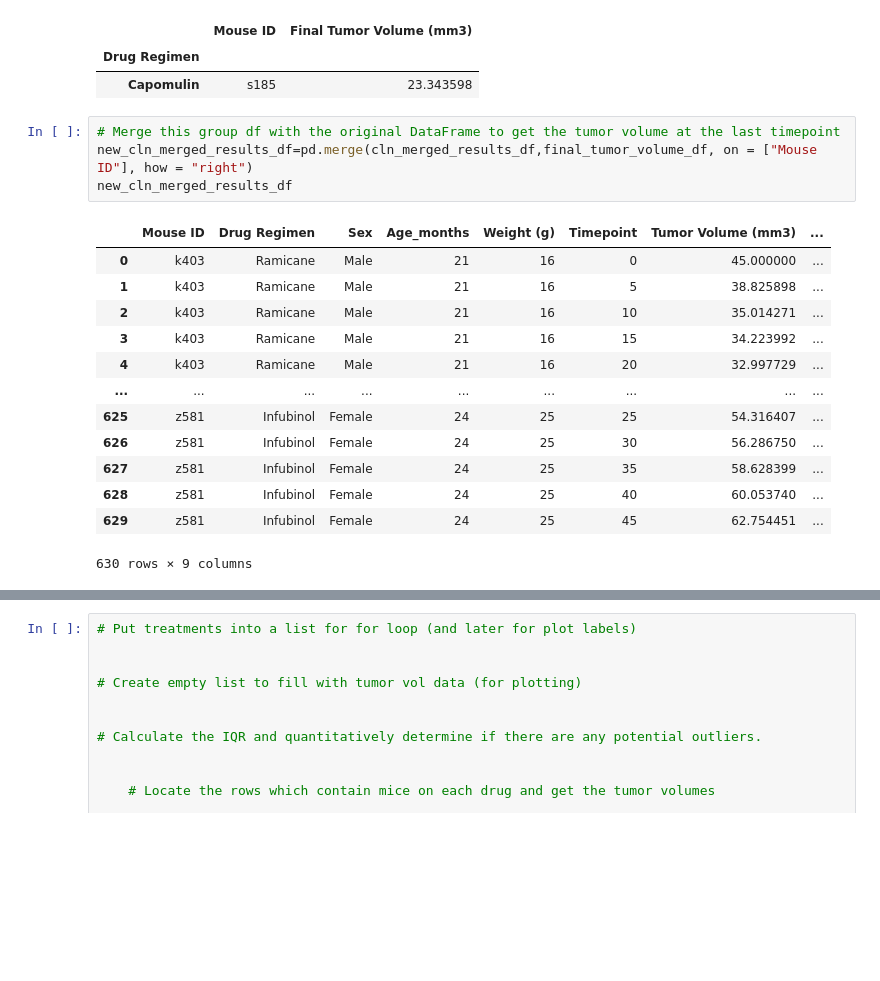
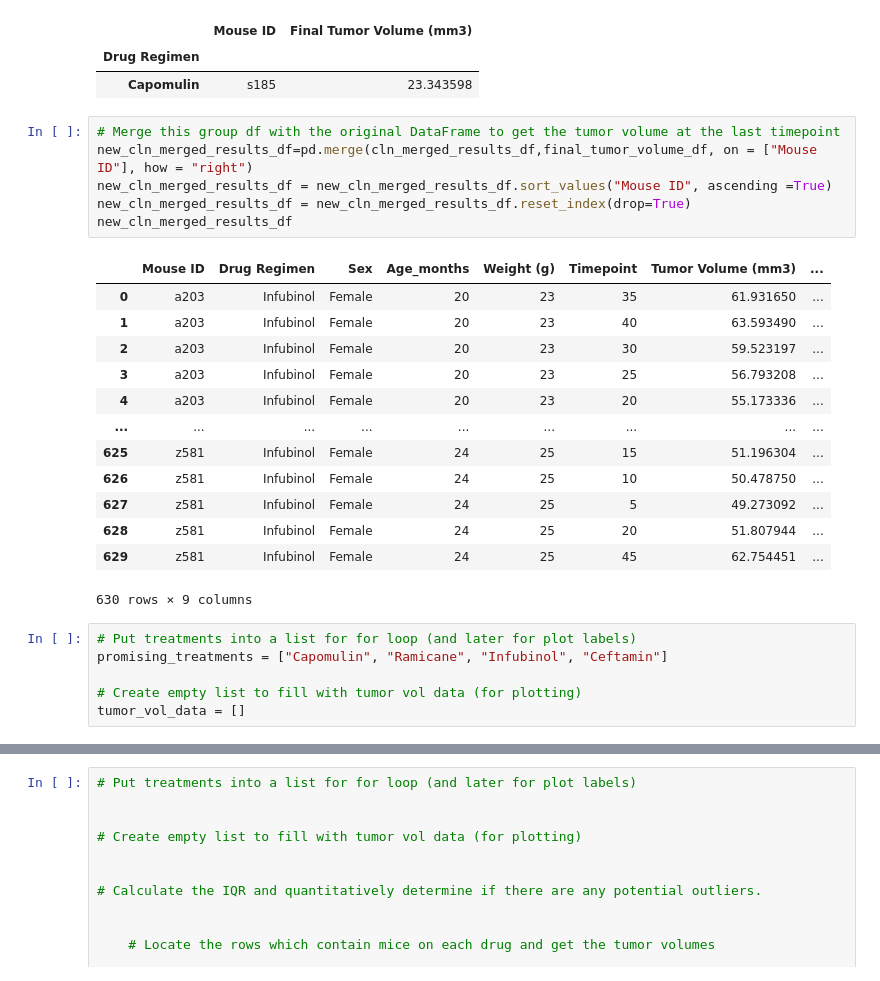
Before and after one commit to cwolf1424/Matplotlib_Challenge, a Jupyter notebook: Starter_Code/Pymaceuticals/pymaceuticals_starter.ipynb, the cells around one changed output, grey strips where cells are left out. Saved outputs shown, nothing was run; the diff lists cells and outputs as text; blank space fills up the shorter version.

Commit message:
Variables for quartiles for loop

```diff
--- a/Starter_Code/Pymaceuticals/pymaceuticals_starter.ipynb
+++ b/Starter_Code/Pymaceuticals/pymaceuticals_starter.ipynb
@@ -269,18 +269,26 @@ final_tumor_volume_df.head(1)
 # %%
 # Merge this group df with the original DataFrame to get the tumor volume at the last timepoint
 new_cln_merged_results_df=pd.merge(cln_merged_results_df,final_tumor_volume_df, on = ["Mouse ID"], how = "right")
+new_cln_merged_results_df = new_cln_merged_results_df.sort_values("Mouse ID", ascending =True)
+new_cln_merged_results_df = new_cln_merged_results_df.reset_index(drop=True)
 new_cln_merged_results_df
 # %% [output]
 |  | Mouse ID | Drug Regimen | Sex | Age_months | Weight (g) | Timepoint | Tumor Volume (mm3) | ... |
-| 0 | k403 | Ramicane | Male | 21 | 16 | 0 | 45.000000 | ... |
-| 1 | k403 | Ramicane | Male | 21 | 16 | 5 | 38.825898 | ... |
-| 2 | k403 | Ramicane | Male | 21 | 16 | 10 | 35.014271 | ... |
-| 3 | k403 | Ramicane | Male | 21 | 16 | 15 | 34.223992 | ... |
-| 4 | k403 | Ramicane | Male | 21 | 16 | 20 | 32.997729 | ... |
+| 0 | a203 | Infubinol | Female | 20 | 23 | 35 | 61.931650 | ... |
+| 1 | a203 | Infubinol | Female | 20 | 23 | 40 | 63.593490 | ... |
+| 2 | a203 | Infubinol | Female | 20 | 23 | 30 | 59.523197 | ... |
+| 3 | a203 | Infubinol | Female | 20 | 23 | 25 | 56.793208 | ... |
+| 4 | a203 | Infubinol | Female | 20 | 23 | 20 | 55.173336 | ... |
 | ... | ... | ... | ... | ... | ... | ... | ... | ... |
-| 625 | z581 | Infubinol | Female | 24 | 25 | 25 | 54.316407 | ... |
-| 626 | z581 | Infubinol | Female | 24 | 25 | 30 | 56.286750 | ... |
-| 627 | z581 | Infubinol | Female | 24 | 25 | 35 | 58.628399 | ... |
-| 628 | z581 | Infubinol | Female | 24 | 25 | 40 | 60.053740 | ... |
+| 625 | z581 | Infubinol | Female | 24 | 25 | 15 | 51.196304 | ... |
+| 626 | z581 | Infubinol | Female | 24 | 25 | 10 | 50.478750 | ... |
+| 627 | z581 | Infubinol | Female | 24 | 25 | 5 | 49.273092 | ... |
+| 628 | z581 | Infubinol | Female | 24 | 25 | 20 | 51.807944 | ... |
 | 629 | z581 | Infubinol | Female | 24 | 25 | 45 | 62.754451 | ... |
 630 rows × 9 columns
+# %%
+# Put treatments into a list for for loop (and later for plot labels)
+promising_treatments = ["Capomulin", "Ramicane", "Infubinol", "Ceftamin"]
+
+# Create empty list to fill with tumor vol data (for plotting)
+tumor_vol_data = []
```
Also changed, not shown: parts of 2 cells of this notebook.
